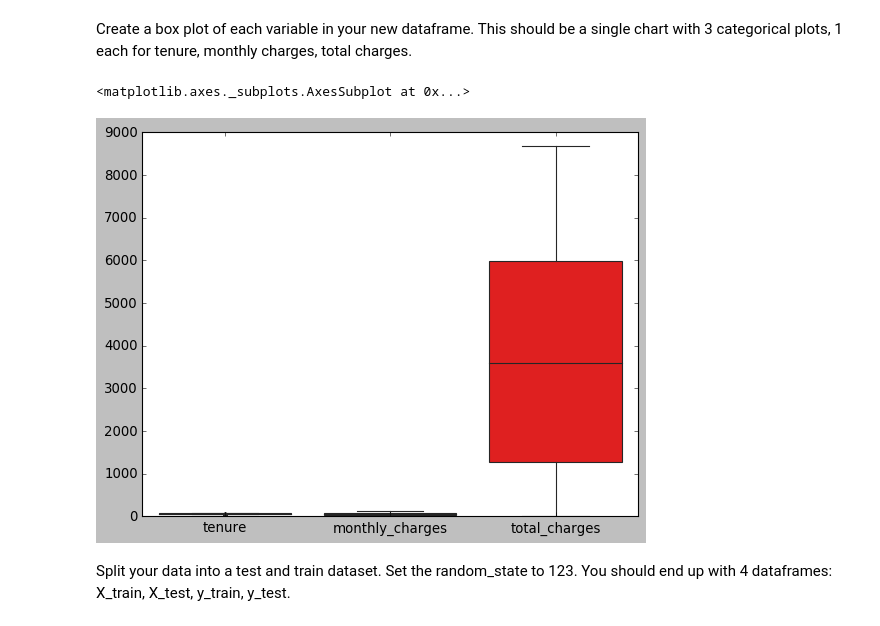
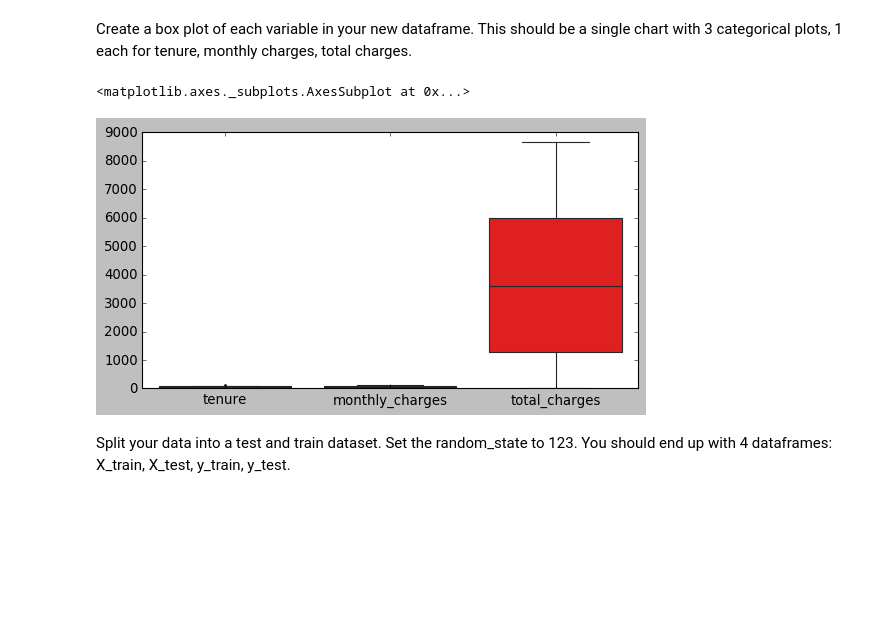
Before and after one commit to escalante-eric/python-exercises, a Jupyter notebook: regression.ipynb, the cells around one changed output. Saved outputs shown, nothing was run; the diff lists cells and outputs as text; code cells hidden in the pictures; blank space fills up the shorter version.

```diff
--- a/regression.ipynb
+++ b/regression.ipynb
@@ -119,10 +112,11 @@ sns.distplot(df.monthly_charges)
 # %% [markdown]
 Create a box plot of each variable in your new dataframe. This should be a single chart with 3 categorical plots, 1 each for tenure, monthly charges, total charges.
 # %%
+plt.figure(figsize=(8,4))
 sns.boxplot(data=df.drop(columns=['customer_id']))
 # %% [output]
 <matplotlib.axes._subplots.AxesSubplot at 0x...>
-[figure, old version]
+[figure, new version]
 # %% [markdown]
 Split your data into a test and train dataset. Set the random_state to 123. You should end up with 4 dataframes: X_train, X_test, y_train, y_test.
 # %%
```
Also changed, not shown: parts of 8 cells of this notebook.
